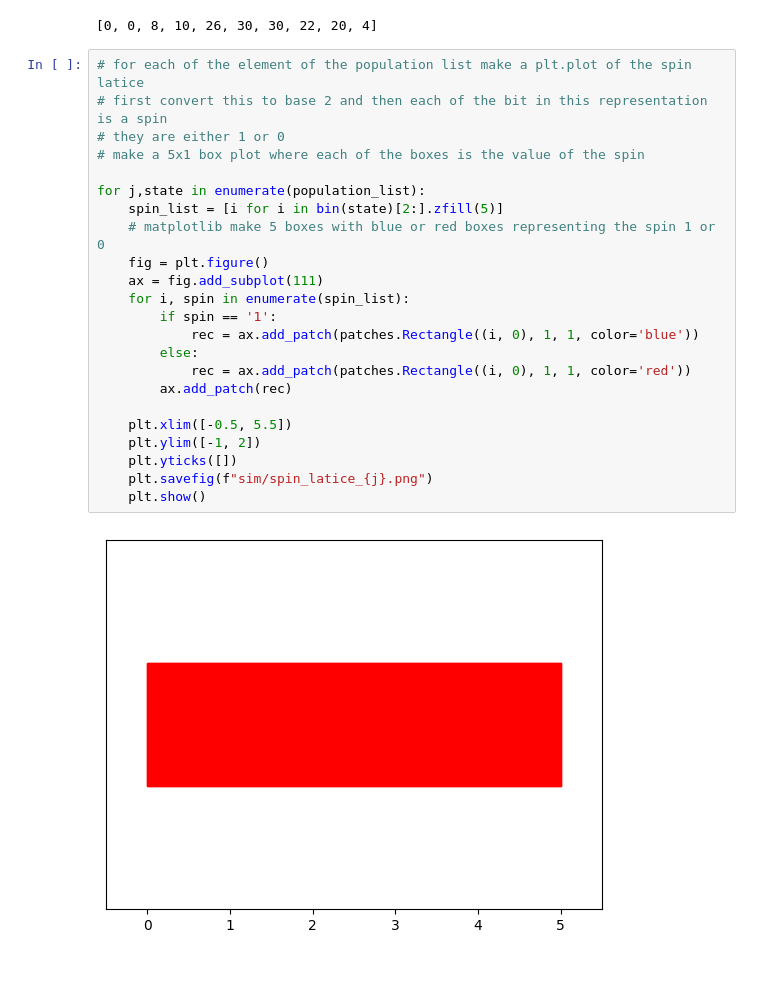
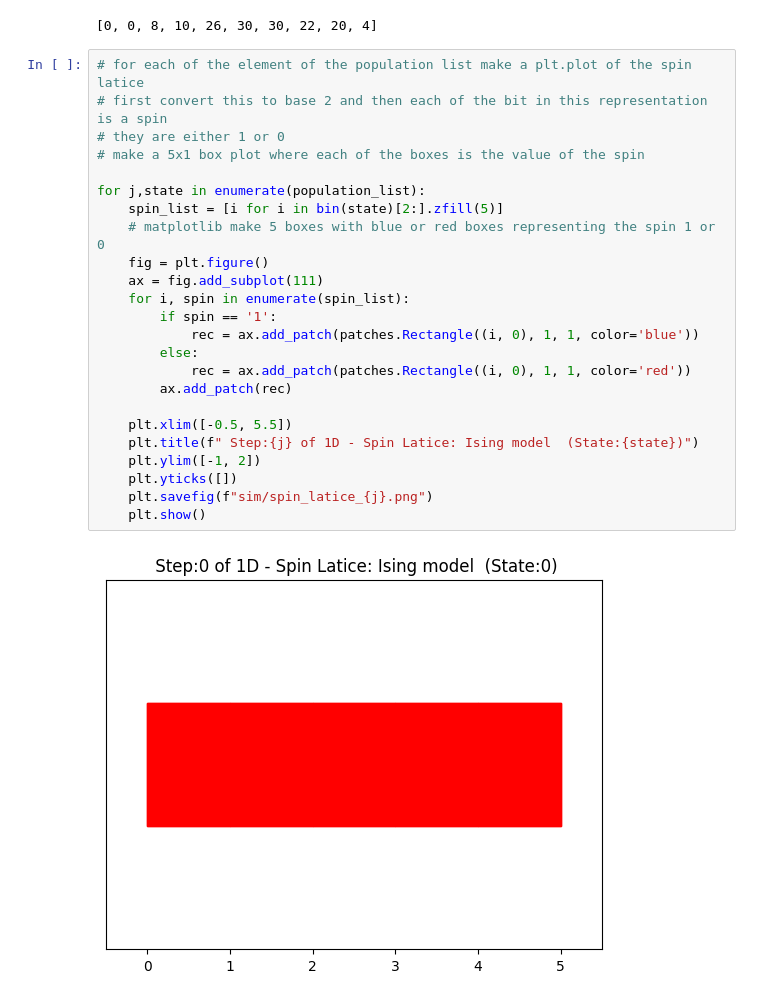
Before and after one commit to iamashwin99/ETH_Global_Brussels_Onchain_Reproducible_Scientific_simulations, a Jupyter notebook: Analysis.ipynb, the cells around one changed output. Cells and saved outputs as stored; diff of their text form; blank space fills up the shorter version.

```diff
--- a/Analysis.ipynb
+++ b/Analysis.ipynb
@@ -196,25 +196,26 @@ population_list
 # %%
 # for each of the element of the population list make a plt.plot of the spin latice
 # first convert this to base 2 and then each of the bit in this representation is a spin
 # they are either 1 or 0
 # make a 5x1 box plot where each of the boxes is the value of the spin
 
 for j,state in enumerate(population_list):
     spin_list = [i for i in bin(state)[2:].zfill(5)]
     # matplotlib make 5 boxes with blue or red boxes representing the spin 1 or 0
     fig = plt.figure()
     ax = fig.add_subplot(111)
     for i, spin in enumerate(spin_list):
         if spin == '1':
             rec = ax.add_patch(patches.Rectangle((i, 0), 1, 1, color='blue'))
         else:
             rec = ax.add_patch(patches.Rectangle((i, 0), 1, 1, color='red'))
         ax.add_patch(rec)
 
     plt.xlim([-0.5, 5.5])
+    plt.title(f" Step:{j} of 1D - Spin Latice: Ising model  (State:{state})")
     plt.ylim([-1, 2])
     plt.yticks([])
     plt.savefig(f"sim/spin_latice_{j}.png")
     plt.show()
 # %% [output]
-[figure, old version]
+[figure, new version]
```
Also changed, not shown: parts of 1 cell of this notebook, 10 other files.
